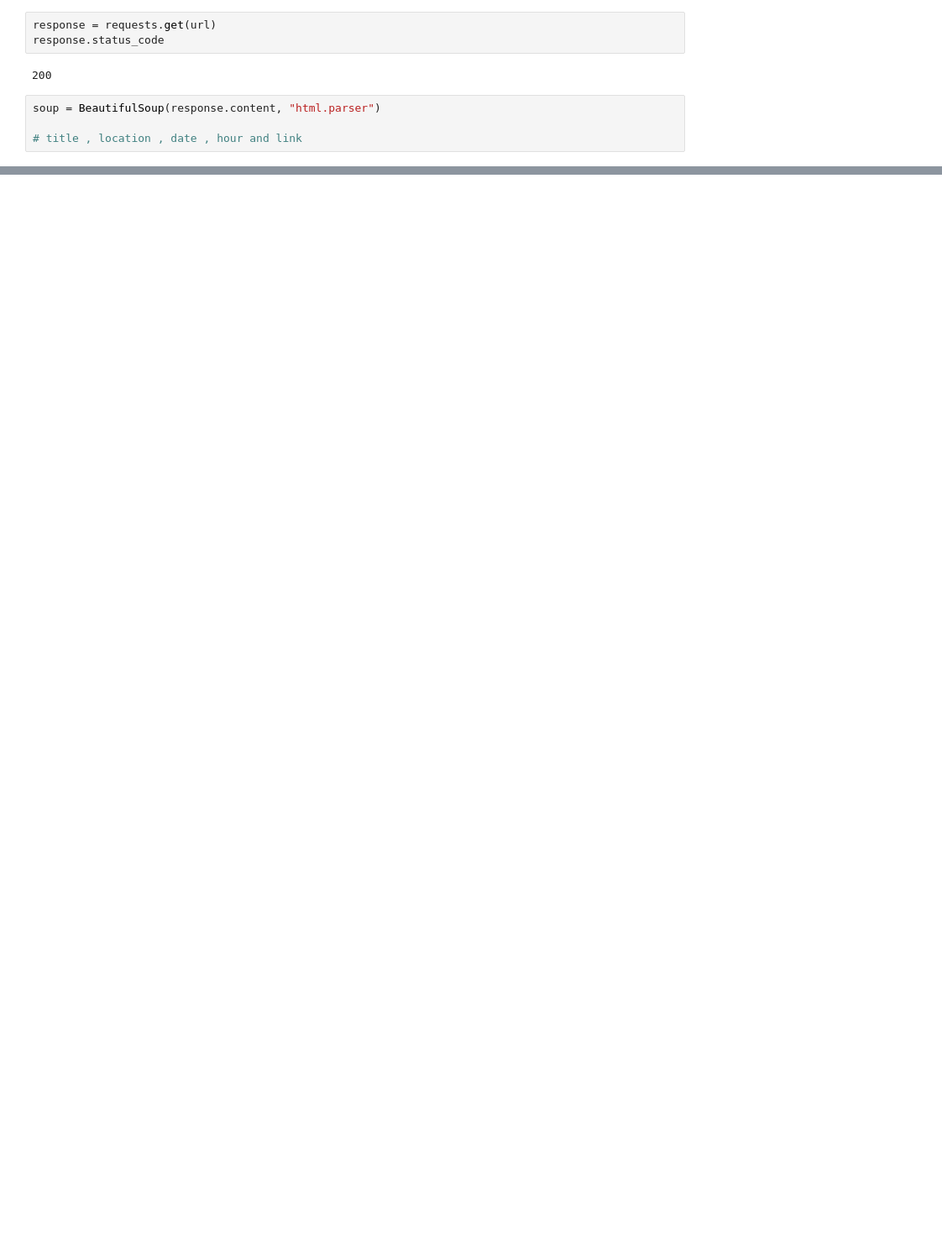
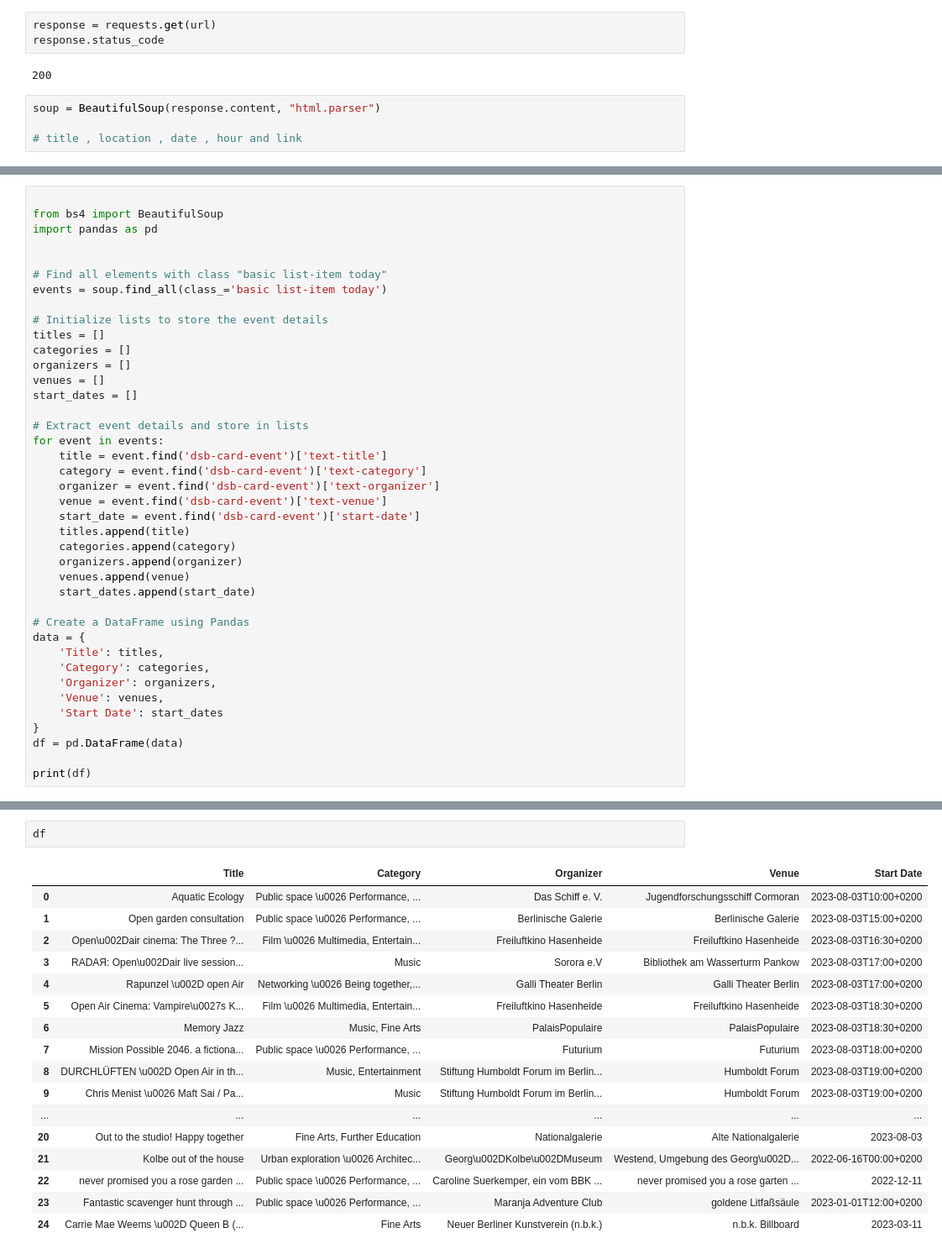
Before and after one commit to Adyto23/feed-task, a Jupyter notebook: draussenstadt.ipynb, the cells around one changed output, grey strips where cells are left out. Shown at 84% size. Drawn from its saved outputs; the diff is of its cells as text; blank space fills up the shorter version.

```diff
--- a/draussenstadt.ipynb
+++ b/draussenstadt.ipynb
@@ -172,0 +44,40 @@ table_info1
+# %%
+
+from bs4 import BeautifulSoup
+import pandas as pd
+
+
+# Find all elements with class "basic list-item today"
+events = soup.find_all(class_='basic list-item today')
+
+# Initialize lists to store the event details
+titles = []
+categories = []
+organizers = []
+venues = []
+start_dates = []
+
+# Extract event details and store in lists
+for event in events:
+    title = event.find('dsb-card-event')['text-title']
+    category = event.find('dsb-card-event')['text-category']
+    organizer = event.find('dsb-card-event')['text-organizer']
+    venue = event.find('dsb-card-event')['text-venue']
+    start_date = event.find('dsb-card-event')['start-date']
+    titles.append(title)
+    categories.append(category)
+    organizers.append(organizer)
+    venues.append(venue)
+    start_dates.append(start_date)
+
+# Create a DataFrame using Pandas
+data = {
+    'Title': titles,
+    'Category': categories,
+    'Organizer': organizers,
+    'Venue': venues,
+    'Start Date': start_dates
+}
+df = pd.DataFrame(data)
+
+print(df)
@@ -172,0 +102,20 @@ table_info1
+# %%
+df
+# %% [output]
+|  | Title | Category | Organizer | Venue | Start Date |
+| 0 | Aquatic Ecology | Public space \u0026 Performance, ... | Das Schiff e. V. | Jugendforschungsschiff Cormoran | 2023-08-03T10:00+0200 |
+| 1 | Open garden consultation | Public space \u0026 Performance, ... | Berlinische Galerie | Berlinische Galerie | 2023-08-03T15:00+0200 |
+| 2 | Open\u002Dair cinema: The Three ?... | Film \u0026 Multimedia, Entertain... | Freiluftkino Hasenheide | Freiluftkino Hasenheide | 2023-08-03T16:30+0200 |
+| 3 | RADAЯ: Open\u002Dair live session... | Music | Sorora e.V | Bibliothek am Wasserturm Pankow | 2023-08-03T17:00+0200 |
+| 4 | Rapunzel \u002D open Air | Networking \u0026 Being together,... | Galli Theater Berlin | Galli Theater Berlin | 2023-08-03T17:00+0200 |
+| 5 | Open Air Cinema: Vampire\u0027s K... | Film \u0026 Multimedia, Entertain... | Freiluftkino Hasenheide | Freiluftkino Hasenheide | 2023-08-03T18:30+0200 |
+| 6 | Memory Jazz | Music, Fine Arts | PalaisPopulaire | PalaisPopulaire | 2023-08-03T18:30+0200 |
+| 7 | Mission Possible 2046. a fictiona... | Public space \u0026 Performance, ... | Futurium | Futurium | 2023-08-03T18:00+0200 |
+| 8 | DURCHLÜFTEN \u002D Open Air in th... | Music, Entertainment | Stiftung Humboldt Forum im Berlin... | Humboldt Forum | 2023-08-03T19:00+0200 |
+| 9 | Chris Menist \u0026 Maft Sai / Pa... | Music | Stiftung Humboldt Forum im Berlin... | Humboldt Forum | 2023-08-03T19:00+0200 |
+| ... | ... | ... | ... | ... | ... |
+| 20 | Out to the studio! Happy together | Fine Arts, Further Education | Nationalgalerie | Alte Nationalgalerie | 2023-08-03 |
+| 21 | Kolbe out of the house | Urban exploration \u0026 Architec... | Georg\u002DKolbe\u002DMuseum | Westend, Umgebung des Georg\u002D... | 2022-06-16T00:00+0200 |
+| 22 | never promised you a rose garden ... | Public space \u0026 Performance, ... | Caroline Suerkemper, ein vom BBK ... | never promised you a rose garten ... | 2022-12-11 |
+| 23 | Fantastic scavenger hunt through ... | Public space \u0026 Performance, ... | Maranja Adventure Club | goldene Litfaßsäule | 2023-01-01T12:00+0200 |
+| 24 | Carrie Mae Weems \u002D Queen B (... | Fine Arts | Neuer Berliner Kunstverein (n.b.k.) | n.b.k. Billboard | 2023-03-11 |
```
Also changed, not shown: parts of 27 cells of this notebook.
